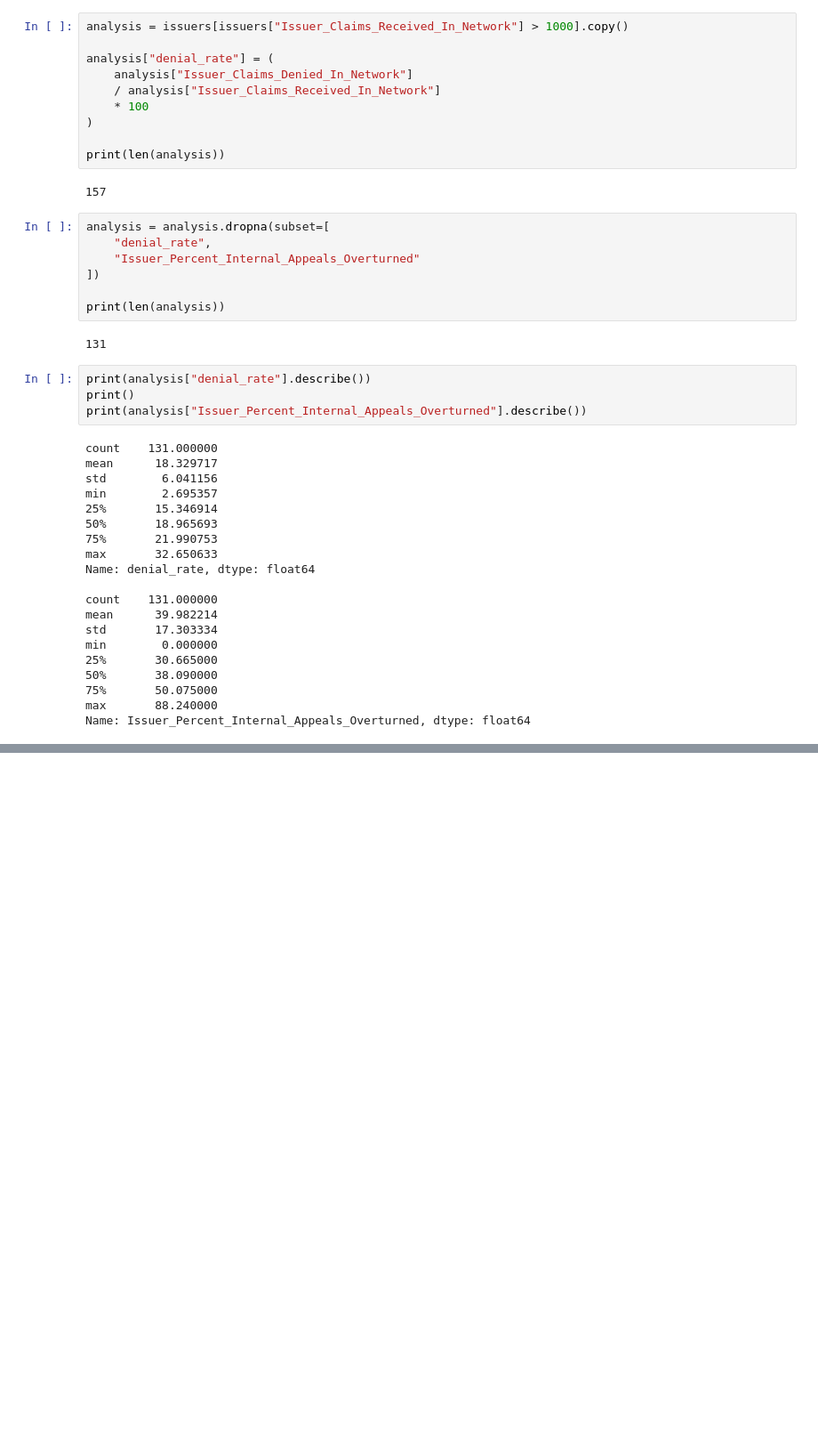
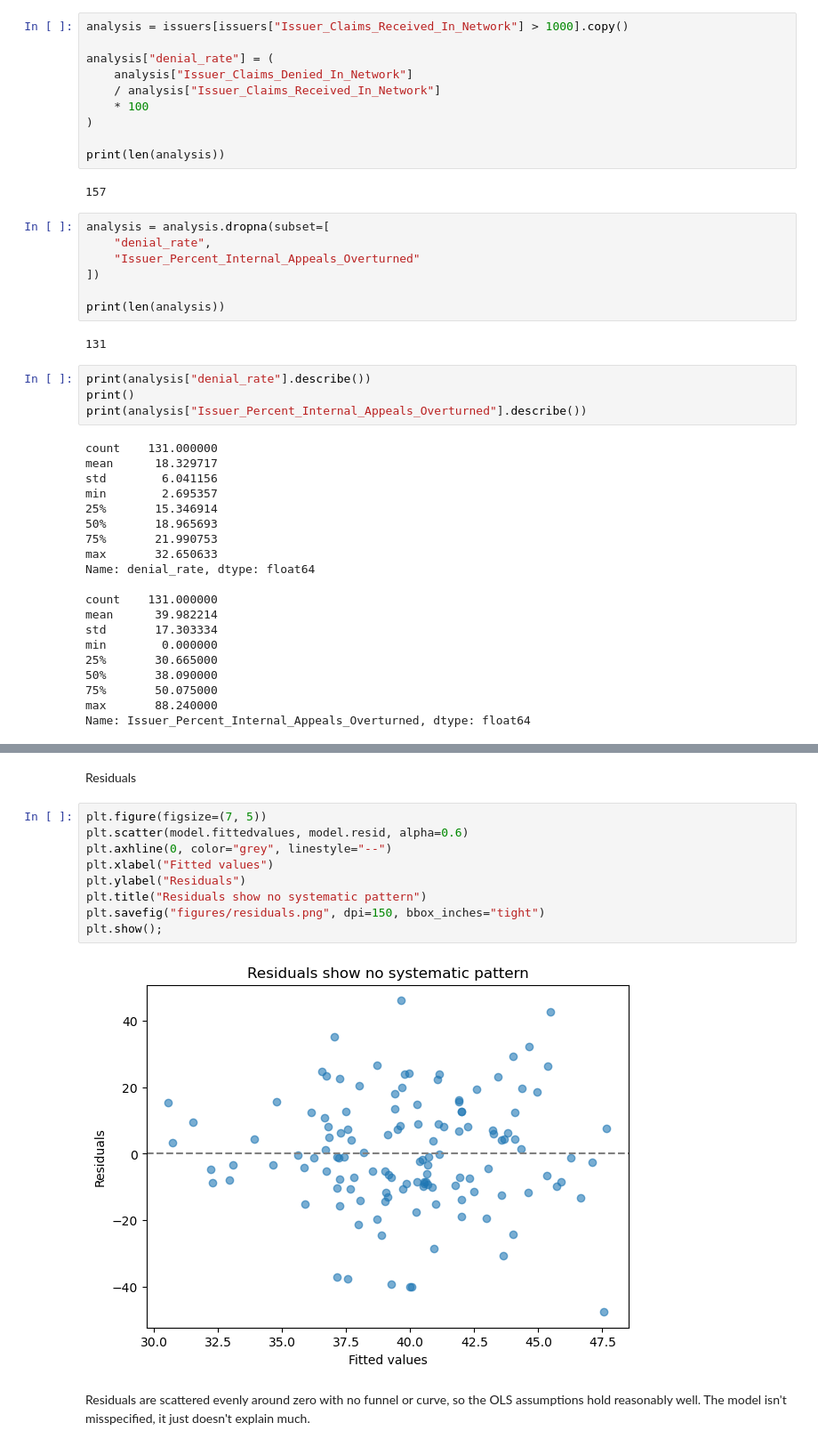
Before and after one commit to wanjirurandolph/Marketplace-Denials-Analysis, a Jupyter notebook: analysis.ipynb, the cells around one changed output, grey strips where cells are left out. Shown at 89% size. Saved outputs shown, nothing was run; the diff lists cells and outputs as text; blank space fills up the shorter version.

```diff
--- a/analysis.ipynb
+++ b/analysis.ipynb
@@ -393 +536,18 @@ np.float64(0.05761145469536774)
+# %% [markdown]
+Residuals
+# %%
+plt.figure(figsize=(7, 5))
+plt.scatter(model.fittedvalues, model.resid, alpha=0.6)
+plt.axhline(0, color="grey", linestyle="--")
+plt.xlabel("Fitted values")
+plt.ylabel("Residuals")
+plt.title("Residuals show no systematic pattern")
+plt.savefig("figures/residuals.png", dpi=150, bbox_inches="tight")
+plt.show();
+# %% [output]
+[figure, added]
+# %% [markdown]
+Residuals are scattered evenly around zero with no funnel or curve, so the OLS
+assumptions hold reasonably well. The model isn't misspecified, it just doesn't
+explain much.
 # %% [markdown]
```
Also changed, not shown: parts of 34 cells of this notebook, 5 other files.
